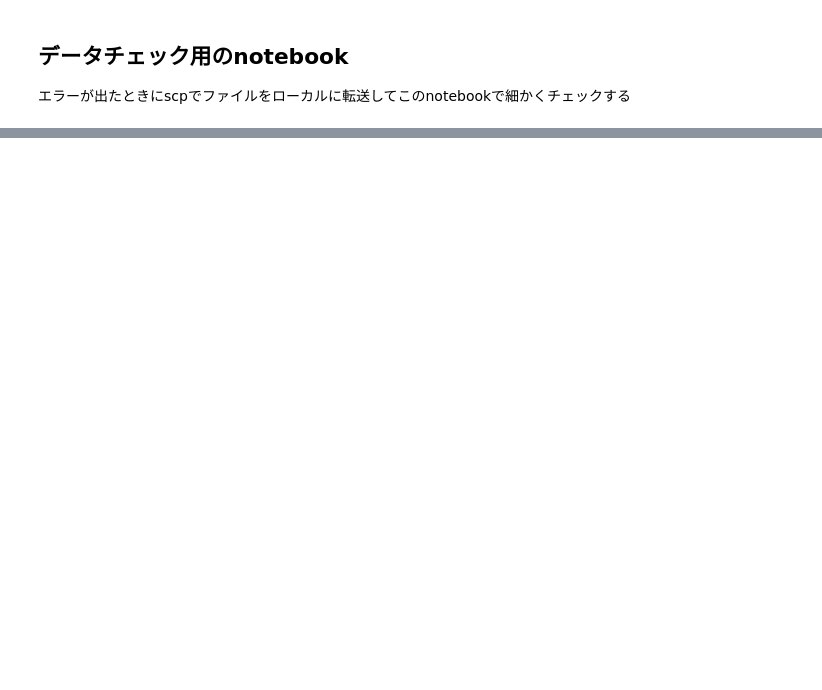
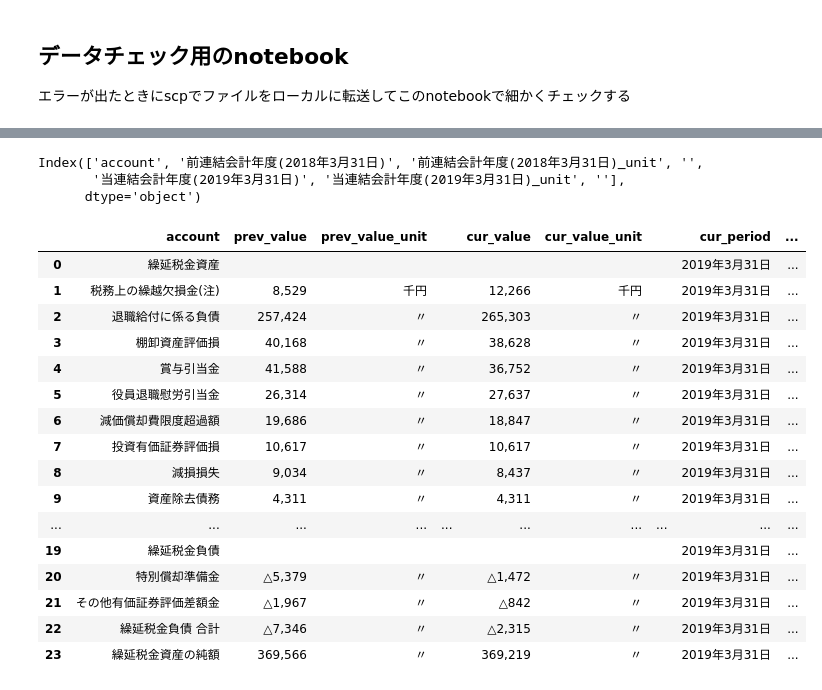
Before and after one commit to y0shid0n/pyrsquare, a Jupyter notebook: xbrl_check.ipynb, the cells around one changed output, grey strips where cells are left out. Cells and saved outputs as stored; diff of their text form; code cells hidden in the pictures; blank space fills up the shorter version.

```diff
--- a/xbrl_check.ipynb
+++ b/xbrl_check.ipynb
@@ -61,13 +121,13 @@ df.head()
 # %%
-# dfが6列の場合は単位のカラムの補完と値の数値変換を行う
-if len(df.columns) == 6:
-    df.loc[:, df.columns.str.contains("_unit")] = df.loc[:, df.columns.str.contains("_unit")].apply(myfunc.fill_unit)
-    # 値のカラム
-    collist_val = [i for i in df.columns[df.columns.str.contains(colname_tmp)] if re.search("^.*(?<!_unit)$", i)]
-    df.loc[:, collist_val] = df.loc[:, collist_val].applymap(myfunc.get_value)
+# # dfが6列の場合は単位のカラムの補完と値の数値変換を行う
+# if len(df.columns) == 6:
+#     df.loc[:, df.columns.str.contains("_unit")] = df.loc[:, df.columns.str.contains("_unit")].apply(myfunc.fill_unit)
+#     # 値のカラム
+#     collist_val = [i for i in df.columns[df.columns.str.contains(colname_tmp)] if re.search("^.*(?<!_unit)$", i)]
+#     df.loc[:, collist_val] = df.loc[:, collist_val].applymap(myfunc.get_value)
 
 # dfが4列の場合は単位の分離を行う
-if len(df.columns) == 4:
+if len(df.columns) <= 4:
     # colname_tmpが含まれるカラムを取得
     colname_tmp_list = [i for i in df.columns if re.search(colname_tmp, i)]
 
@@ -75,0 +156,29 @@ if len(df.columns) == 4:
+# %%
+df.columns
+# %% [output]
+Index(['account', '前連結会計年度(2018年3月31日)', '前連結会計年度(2018年3月31日)_unit', '',
+       '当連結会計年度(2019年3月31日)', '当連結会計年度(2019年3月31日)_unit', ''],
+      dtype='object')
+# %%
+# カラム名から期間の情報を抽出して別のカラムにし、カラム名からは期間を削除
+df_output = myfunc.sep_period(df)
+# %%
+df_output
+# %% [output]
+|  | account | prev_value | prev_value_unit |  | cur_value | cur_value_unit |  | cur_period | ... |
+| 0 | 繰延税金資産 |  |  |  |  |  |  | 2019年3月31日 | ... |
+| 1 | 税務上の繰越欠損金(注) | 8,529 | 千円 |  | 12,266 | 千円 |  | 2019年3月31日 | ... |
+| 2 | 退職給付に係る負債 | 257,424 | 〃 |  | 265,303 | 〃 |  | 2019年3月31日 | ... |
+| 3 | 棚卸資産評価損 | 40,168 | 〃 |  | 38,628 | 〃 |  | 2019年3月31日 | ... |
+| 4 | 賞与引当金 | 41,588 | 〃 |  | 36,752 | 〃 |  | 2019年3月31日 | ... |
+| 5 | 役員退職慰労引当金 | 26,314 | 〃 |  | 27,637 | 〃 |  | 2019年3月31日 | ... |
+| 6 | 減価償却費限度超過額 | 19,686 | 〃 |  | 18,847 | 〃 |  | 2019年3月31日 | ... |
+| 7 | 投資有価証券評価損 | 10,617 | 〃 |  | 10,617 | 〃 |  | 2019年3月31日 | ... |
+| 8 | 減損損失 | 9,034 | 〃 |  | 8,437 | 〃 |  | 2019年3月31日 | ... |
+| 9 | 資産除去債務 | 4,311 | 〃 |  | 4,311 | 〃 |  | 2019年3月31日 | ... |
+| ... | ... | ... | ... | ... | ... | ... | ... | ... | ... |
+| 19 | 繰延税金負債 |  |  |  |  |  |  | 2019年3月31日 | ... |
+| 20 | 特別償却準備金 | △5,379 | 〃 |  | △1,472 | 〃 |  | 2019年3月31日 | ... |
+| 21 | その他有価証券評価差額金 | △1,967 | 〃 |  | △842 | 〃 |  | 2019年3月31日 | ... |
+| 22 | 繰延税金負債 合計 | △7,346 | 〃 |  | △2,315 | 〃 |  | 2019年3月31日 | ... |
+| 23 | 繰延税金資産の純額 | 369,566 | 〃 |  | 369,219 | 〃 |  | 2019年3月31日 | ... |
```
Also changed, not shown: parts of 11 cells of this notebook.
